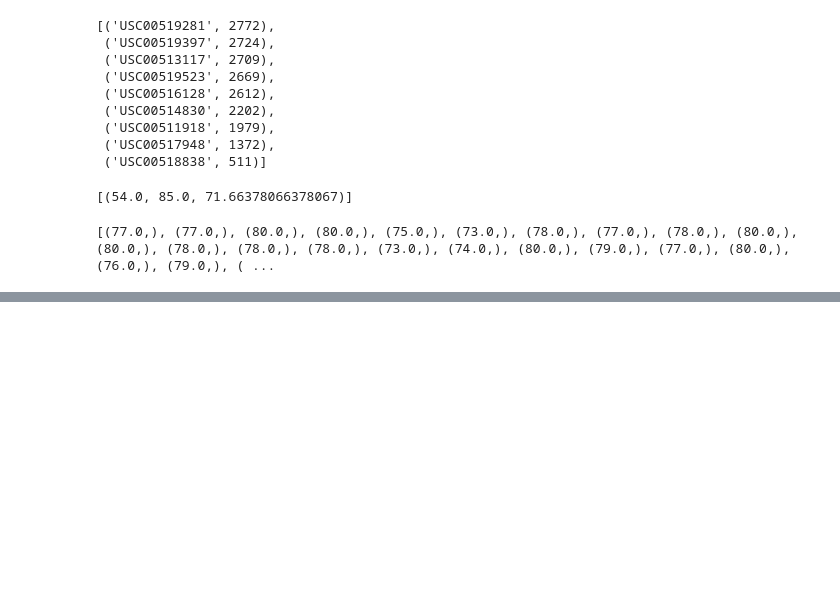
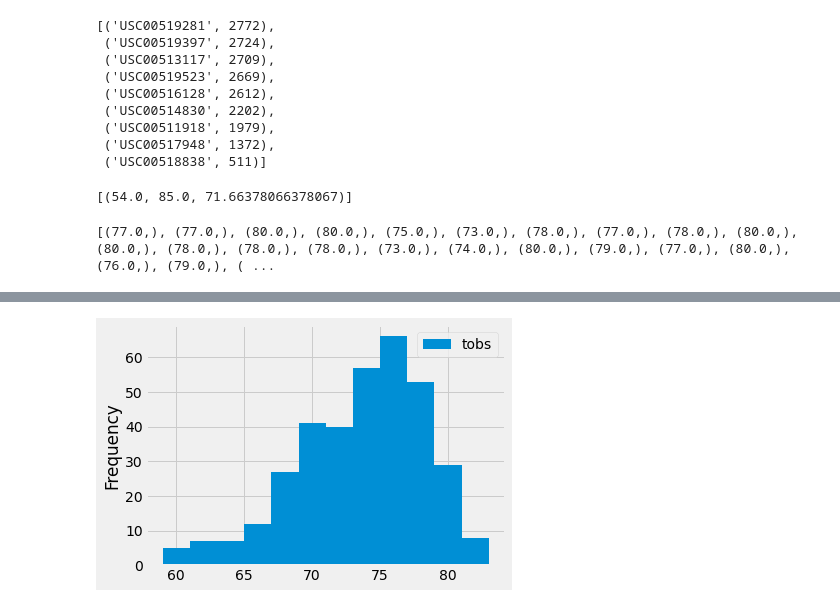
Before and after one commit to dcweaver/surfs_up, a Jupyter notebook: climate_analysis.ipynb, the cells around one changed output, grey strips where cells are left out. Cells and saved outputs as stored; diff of their text form; code cells hidden in the pictures; blank space fills up the shorter version.

```diff
--- a/climate_analysis.ipynb
+++ b/climate_analysis.ipynb
@@ -109,3 +109,6 @@ filter(Measurement.date >= prev_year).all()
 print(results)
 # %% [output]
 [(77.0,), (77.0,), (80.0,), (80.0,), (75.0,), (73.0,), (78.0,), (77.0,), (78.0,), (80.0,), (80.0,), (78.0,), (78.0,), (78.0,), (73.0,), (74.0,), (80.0,), (79.0,), (77.0,), (80.0,), (76.0,), (79.0,), ( ...
+# %%
+df = pd.DataFrame(results, columns=['tobs'])
+print(df)
@@ -111,0 +130,5 @@ print(results)
+# %%
+df.plot.hist(bins=12)
+plt.tight_layout()
+# %% [output]
+[figure, added]
```
Also changed, not shown: parts of 1 cell of this notebook, 1 other file.
